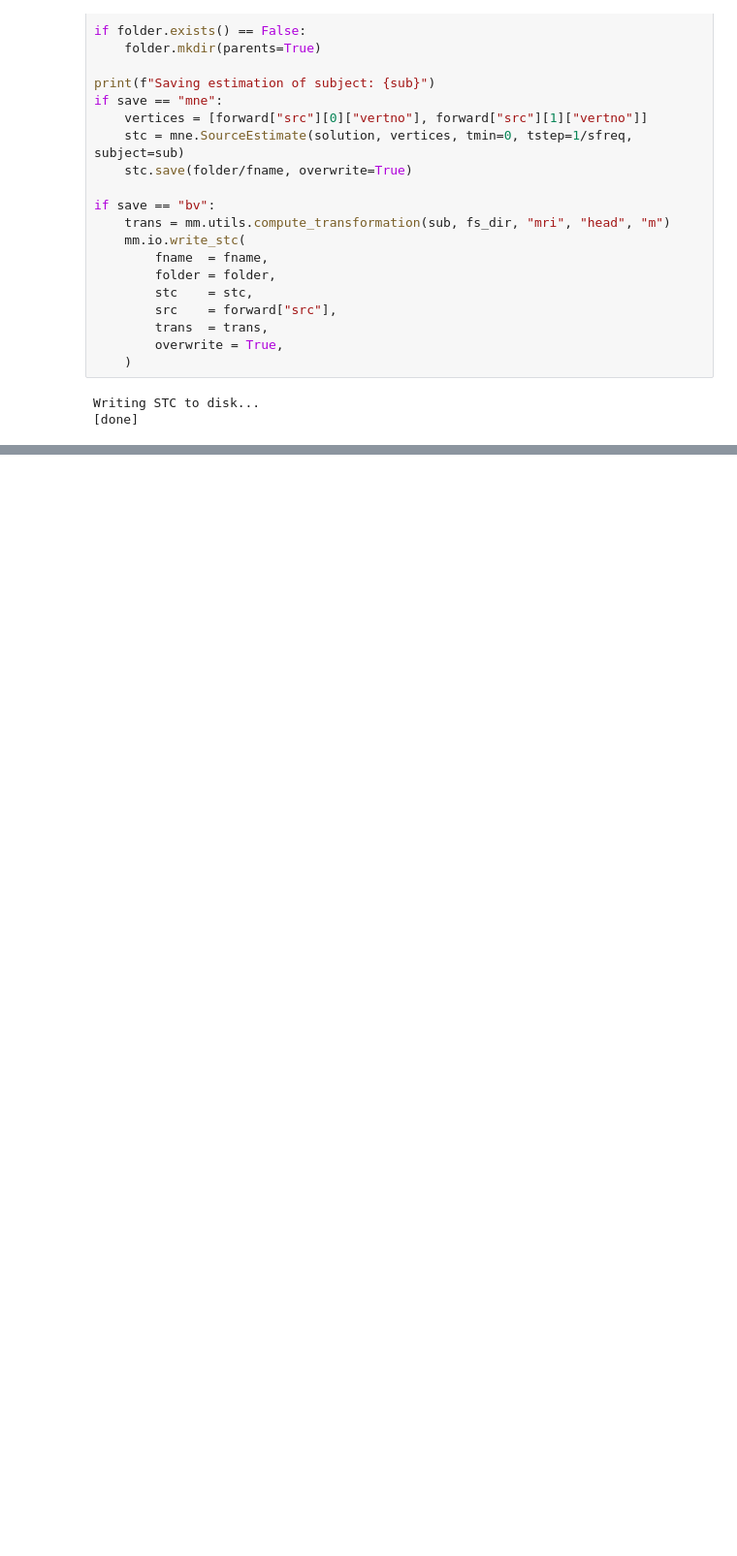
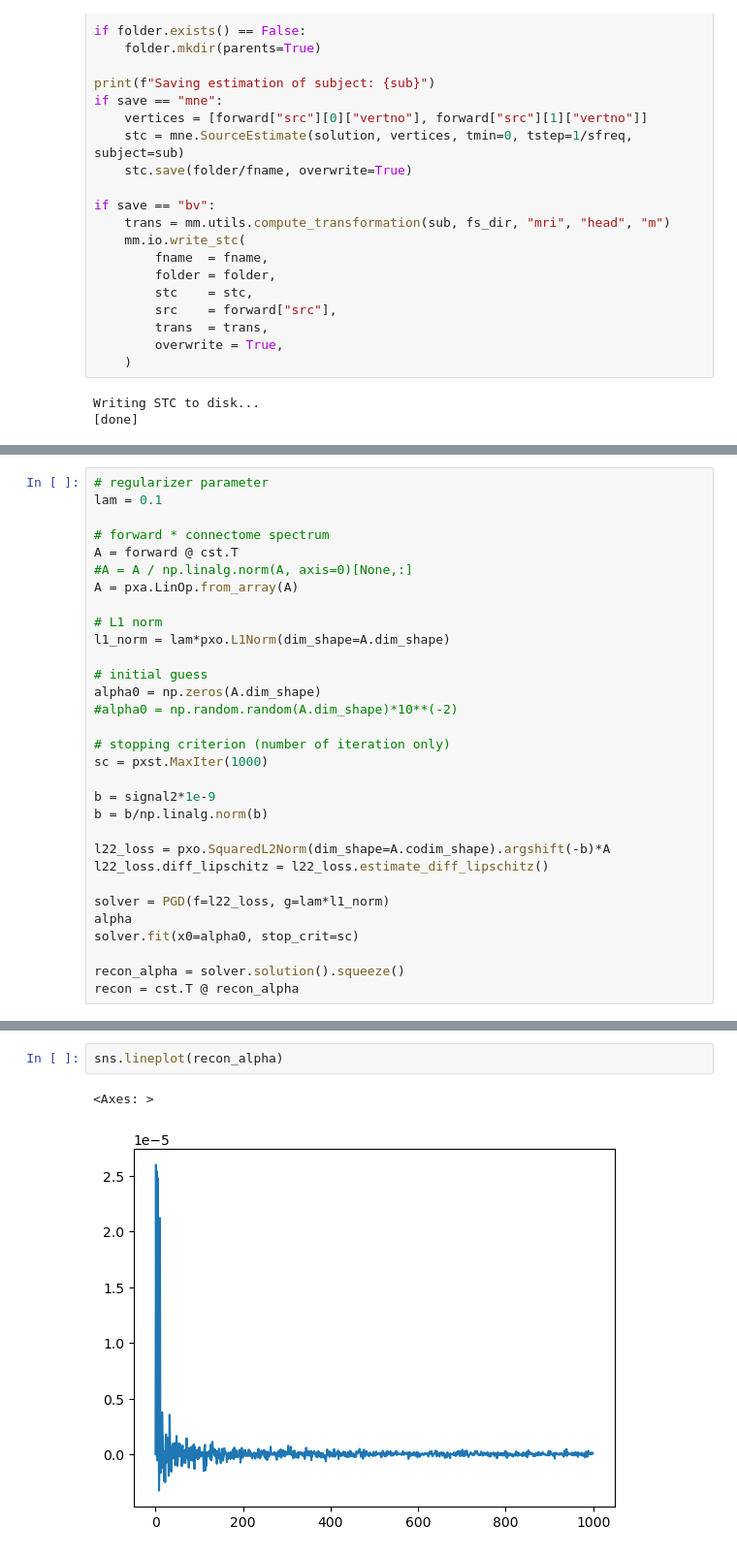
Before and after one commit to NinoHerve/mindmap, a Jupyter notebook: pipeline/4_inverse_CSET.ipynb, the cells around one changed output, grey strips where cells are left out. Shown at 97% size. Saved outputs shown, nothing was run; the diff lists cells and outputs as text; blank space fills up the shorter version.

```diff
--- a/pipeline/4_inverse_CSET.ipynb
+++ b/pipeline/4_inverse_CSET.ipynb
@@ -174,0 +240,31 @@ Writing STC to disk...
+# %%
+# regularizer parameter
+lam = 0.1
+
+# forward * connectome spectrum
+A = forward @ cst.T
+#A = A / np.linalg.norm(A, axis=0)[None,:]
+A = pxa.LinOp.from_array(A)
+
+# L1 norm
+l1_norm = lam*pxo.L1Norm(dim_shape=A.dim_shape)
+
+# initial guess
+alpha0 = np.zeros(A.dim_shape)
+#alpha0 = np.random.random(A.dim_shape)*10**(-2)
+
+# stopping criterion (number of iteration only)
+sc = pxst.MaxIter(1000)
+
+b = signal2*1e-9
+b = b/np.linalg.norm(b)
+
+l22_loss = pxo.SquaredL2Norm(dim_shape=A.codim_shape).argshift(-b)*A
+l22_loss.diff_lipschitz = l22_loss.estimate_diff_lipschitz()
+
+solver = PGD(f=l22_loss, g=lam*l1_norm)
+alpha
+solver.fit(x0=alpha0, stop_crit=sc)
+
+recon_alpha = solver.solution().squeeze()
+recon = cst.T @ recon_alpha
@@ -174,0 +304,5 @@ Writing STC to disk...
+# %%
+sns.lineplot(recon_alpha)
+# %% [output]
+<Axes: >
+[figure, added]
```
Also changed, not shown: parts of 23 cells of this notebook, 13 other files.
